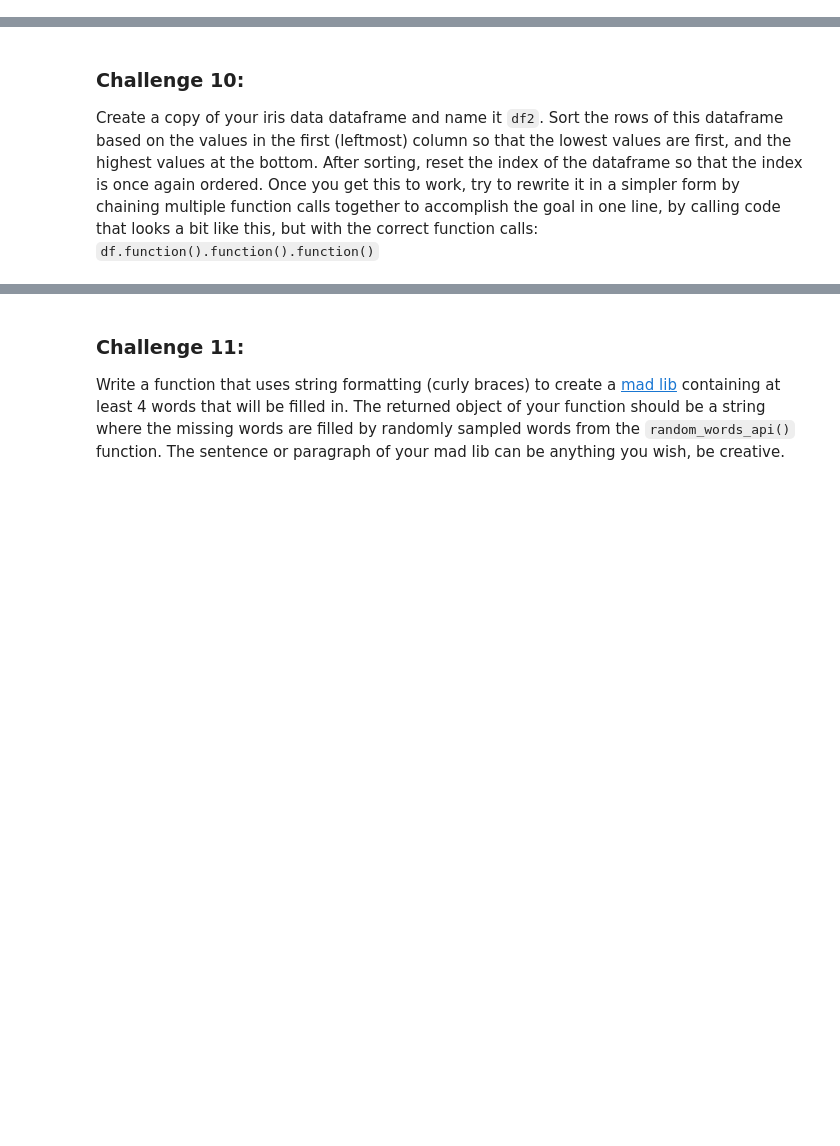
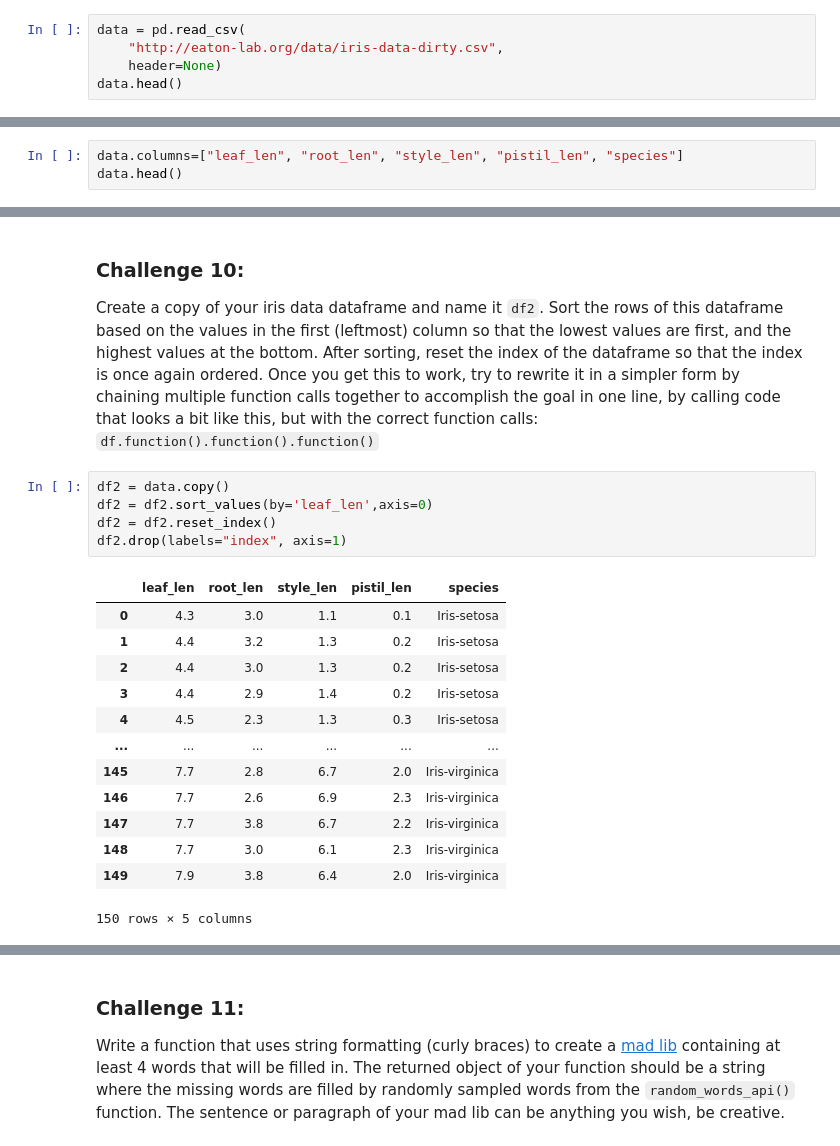
Before and after one commit to jasmina-dzurlic/hogtie, a Jupyter notebook: notebooks/nb-14.0-challenges.ipynb, the cells around one changed output, grey strips where cells are left out. Drawn from its saved outputs; the diff is of its cells as text; blank space fills up the shorter version.

```diff
--- a/notebooks/nb-14.0-challenges.ipynb
+++ b/notebooks/nb-14.0-challenges.ipynb
@@ -139,3 +154,8 @@ The number of loops run was 44
 # %% [markdown]
 ### Challenge 8:
 Use pandas to load a CSV file from https://eaton-lab.org/data/iris-data-dirty.csv and save as a dataframe. Add custom names to the columns in the dataframe, based on the type of values in them (e.g., numeric versus strings). You can come up with any column names you want for these.
+# %%
+data = pd.read_csv(
+    "http://eaton-lab.org/data/iris-data-dirty.csv",
+    header=None)
+data.head()
@@ -141,0 +169,3 @@ Use pandas to load a CSV file from https://eaton-lab.org/data/iris-data-dirty.cs
+# %%
+data.columns=["leaf_len", "root_len", "style_len", "pistil_len", "species"]
+data.head()
@@ -145,3 +187,22 @@ Calculate the mean value of the data in the left-most column for all data where
 # %% [markdown]
 ### Challenge 10:
 Create a copy of your iris data dataframe and name it `df2`. Sort the rows of this dataframe based on the values in the first (leftmost) column so that the lowest values are first, and the highest values at the bottom. After sorting, reset the index of the dataframe so that the index is once again ordered. Once you get this to work, try to rewrite it in a simpler form by chaining multiple function calls together to accomplish the goal in one line, by calling code that looks a bit like this, but with the correct function calls: `df.function().function().function()`
+# %%
+df2 = data.copy()
+df2 = df2.sort_values(by='leaf_len',axis=0)
+df2 = df2.reset_index()
+df2.drop(labels="index", axis=1)
+# %% [output]
+|  | leaf_len | root_len | style_len | pistil_len | species |
+| 0 | 4.3 | 3.0 | 1.1 | 0.1 | Iris-setosa |
+| 1 | 4.4 | 3.2 | 1.3 | 0.2 | Iris-setosa |
+| 2 | 4.4 | 3.0 | 1.3 | 0.2 | Iris-setosa |
+| 3 | 4.4 | 2.9 | 1.4 | 0.2 | Iris-setosa |
+| 4 | 4.5 | 2.3 | 1.3 | 0.3 | Iris-setosa |
+| ... | ... | ... | ... | ... | ... |
+| 145 | 7.7 | 2.8 | 6.7 | 2.0 | Iris-virginica |
+| 146 | 7.7 | 2.6 | 6.9 | 2.3 | Iris-virginica |
+| 147 | 7.7 | 3.8 | 6.7 | 2.2 | Iris-virginica |
+| 148 | 7.7 | 3.0 | 6.1 | 2.3 | Iris-virginica |
+| 149 | 7.9 | 3.8 | 6.4 | 2.0 | Iris-virginica |
+150 rows × 5 columns
```
Also changed, not shown: parts of 12 cells of this notebook, 4 other files.
